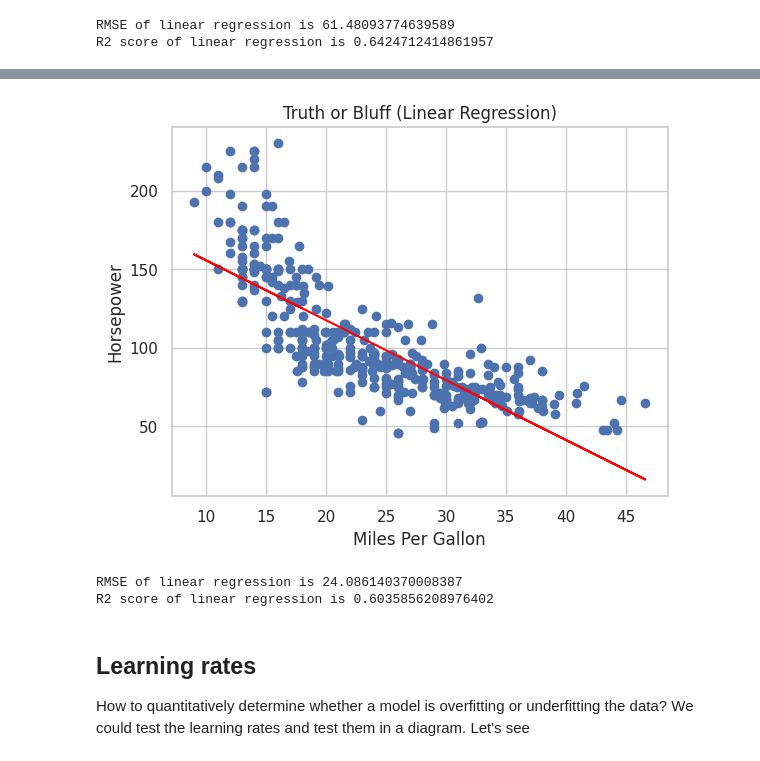
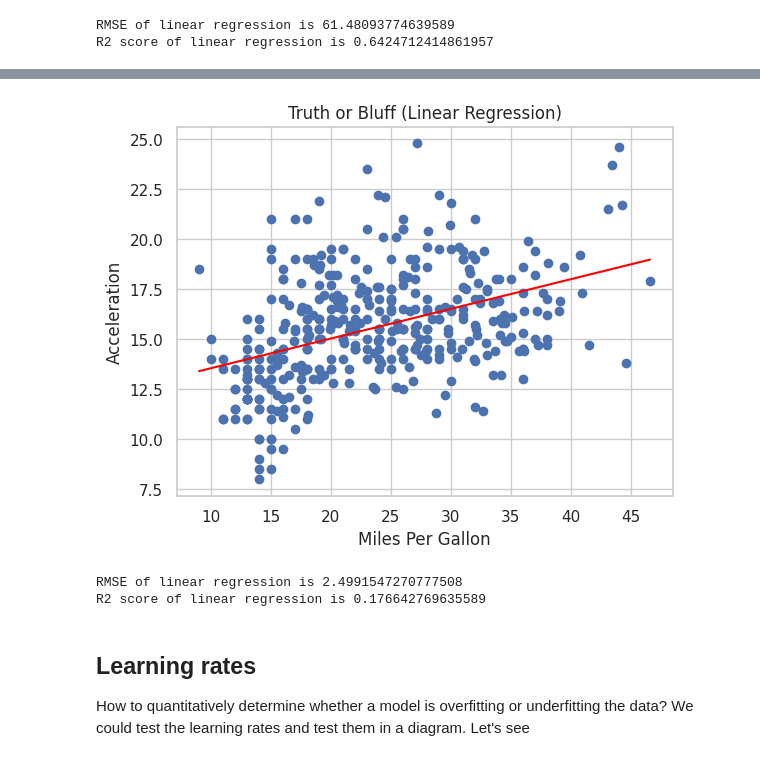
Before and after one commit to ROKIB-UMMC24/Assignment, a Jupyter notebook: auto_mpg_1_eda.ipynb, the cells around one changed output, grey strips where cells are left out. Drawn from its saved outputs; the diff is of its cells as text; code cells hidden in the pictures.

```diff
--- a/auto_mpg_1_eda.ipynb
+++ b/auto_mpg_1_eda.ipynb
@@ -439,0 +469,34 @@ y = auto_wo_name[['horsepower']].values
+# %%
+######################## Horsepower vs Acceleration #######################
+
+# Data needs to be ordered with respect to the predictor
+auto = auto_wo_name.sort_values(by=['horsepower'])
+
+
+X = auto[['horsepower']].values
+y = auto[['acceleration']].values
+# %%
+
+
+# Fitting Linear Regression to the dataset
+from sklearn.linear_model import LinearRegression
+from sklearn.metrics import mean_squared_error, r2_score
+
+lin_reg = LinearRegression()
+lin_reg.fit(X, y)
+
+# Visualizing the Linear Regression results
+def viz_linear():
+  plt.scatter(X, y)
+  plt.plot(X, lin_reg.predict(X), color='red')
+  plt.title('Truth or Bluff (Linear Regression)')
+  plt.xlabel('Horsepower')
+  plt.ylabel('Acceleration')
+  plt.show()
+  return
+viz_linear()
+
+rmse = np.sqrt(mean_squared_error(y,lin_reg.predict(X)))
+r2 = r2_score(y,lin_reg.predict(X))
+print('RMSE of linear regression is', rmse)
+print('R2 score of linear regression is', r2)
@@ -440,38 +507,40 @@ y = auto_wo_name[['horsepower']].values
 # %%
-######################## MPG vs Horsepower #######################
+######################## MPG vs Acceleration #######################
 
 # Data needs to be ordered with respect to the predictor
 auto = auto_wo_name.sort_values(by=['mpg'])
 
-X = auto_wo_name[['mpg']].values
-y = auto_wo_name[['horsepower']].values
+X = auto[['mpg']].values
+y = auto[['acceleration']].values
+
+
 
 # Fitting Linear Regression to the dataset
 from sklearn.linear_model import LinearRegression
 from sklearn.metrics import mean_squared_error, r2_score
 
 lin_reg = LinearRegression()
 lin_reg.fit(X, y)
 
 # Visualizing the Linear Regression results
 def viz_linear():
   plt.scatter(X, y)
   plt.plot(X, lin_reg.predict(X), color='red')
   plt.title('Truth or Bluff (Linear Regression)')
   plt.xlabel('Miles Per Gallon')
-  plt.ylabel('Horsepower')
+  plt.ylabel('Acceleration')
   plt.show()
   return
 viz_linear()
 
 rmse = np.sqrt(mean_squared_error(y,lin_reg.predict(X)))
 r2 = r2_score(y,lin_reg.predict(X))
 print('RMSE of linear regression is', rmse)
 print('R2 score of linear regression is', r2)
 # %% [output]
-[figure, old version]
+[figure, new version]
-RMSE of linear regression is 24.086140370008387
-R2 score of linear regression is 0.6035856208976402
+RMSE of linear regression is 2.4991547270777508
+R2 score of linear regression is 0.176642769635589
 # %%
 # Fitting Polynomial Regression to the dataset
 from sklearn.preprocessing import PolynomialFeatures
```
Also changed, not shown: parts of 3 cells of this notebook.
